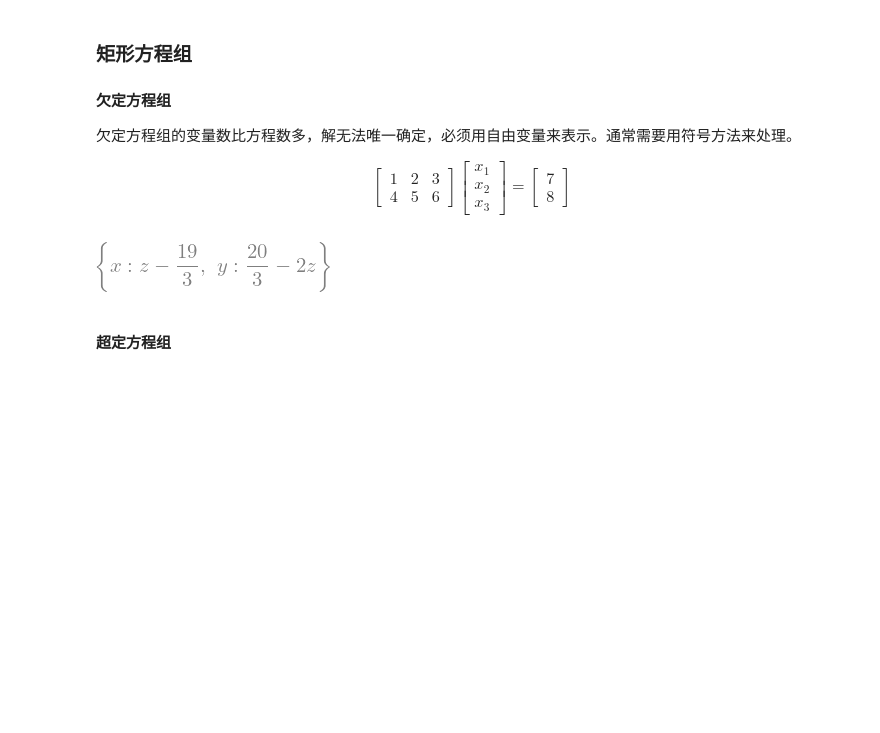
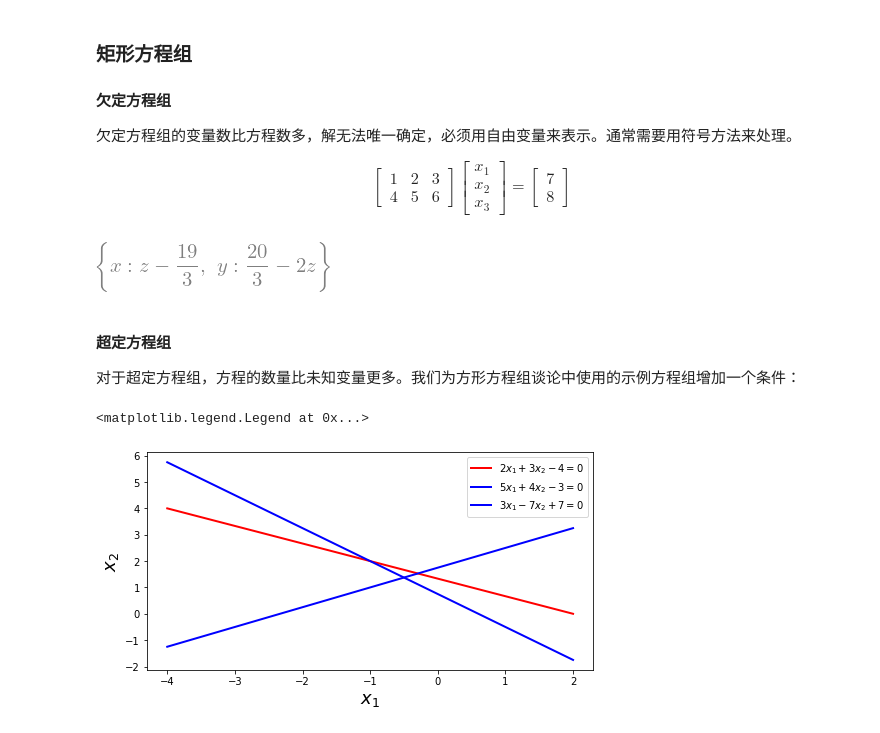
Before and after one commit to sim42/SCML, a Jupyter notebook: Chapter05/1. 方程求解.ipynb, the cells around one changed output. Saved outputs shown, nothing was run; the diff lists cells and outputs as text; code cells hidden in the pictures; blank space fills up the shorter version.

```diff
--- a/Chapter05/1. 方程求解.ipynb
+++ b/Chapter05/1. 方程求解.ipynb
@@ -284,3 +281,24 @@ sympy.solve(A*x - b, x_vars)
 [figure]
 # %% [markdown]
 #### **超定方程组**
+
+对于超定方程组，方程的数量比未知变量更多。我们为方形方程组谈论中使用的示例方程组增加一个条件：
+# %%
+fig, ax = plt.subplots(figsize=(8, 4))
+
+x1 = np.linspace(-4, 2, 100)
+
+x2_1 = (4 - 2 * x1)/3
+x2_2 = (3 - 5 * x1)/4
+x2_3 = (7 + 3 * x1)/4
+
+ax.plot(x1, x2_1, 'r', lw=2, label=r"$2x_1+3x_2-4=0$")
+ax.plot(x1, x2_2, 'b', lw=2, label=r"$5x_1+4x_2-3=0$")
+ax.plot(x1, x2_3, 'b', lw=2, label=r"$3x_1-7x_2+7=0$")
+
+ax.set_xlabel(r"$x_1$", fontsize=18)
+ax.set_ylabel(r"$x_2$", fontsize=18)
+ax.legend()
+# %% [output]
+<matplotlib.legend.Legend at 0x...>
+[figure, added]
```
Also changed, not shown: parts of 51 cells of this notebook, 8 other files.
